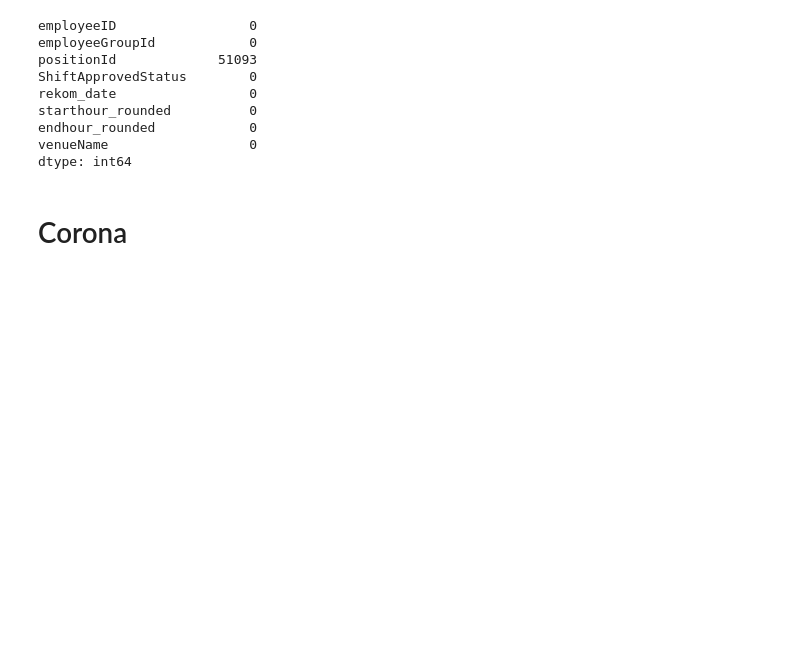
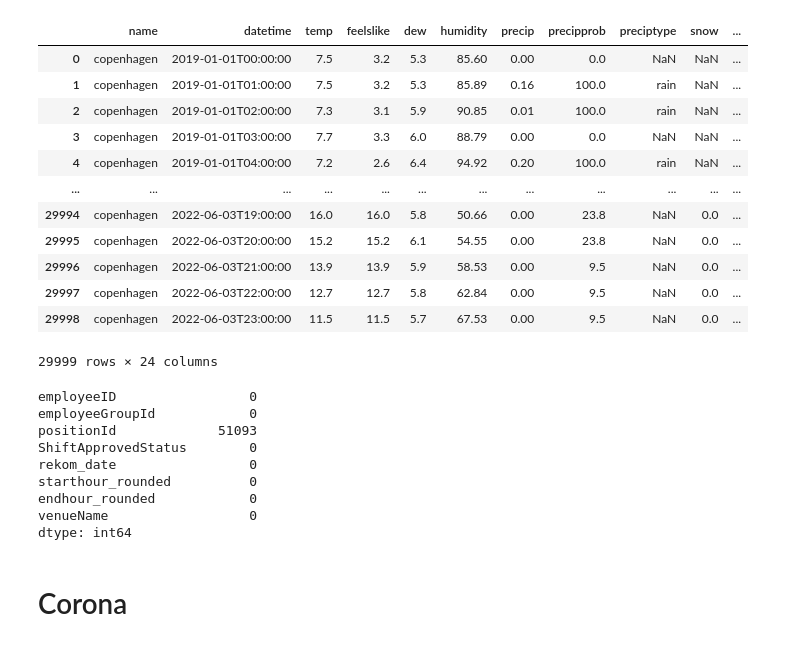
Before and after one commit to Maplewarrior/IntellishoreRekom, a Jupyter notebook: Untitled.ipynb, the cells around one changed output. Saved outputs shown, nothing was run; the diff lists cells and outputs as text; code cells hidden in the pictures; blank space fills up the shorter version.

```diff
--- a/Untitled.ipynb
+++ b/Untitled.ipynb
@@ -35,6 +56,22 @@ master_planday_shifts_encoded = pd.read_csv('data/master_planday_shifts_encoded.
 master_transactions = pd.read_csv('data/master_transactions.csv')
 master_venues_encoded = pd.read_csv('data/master_venues_encoded.csv')
 master_weather_data = pd.read_csv('data/master_weather_data.csv')
+# %%
+master_weather_data
+# %% [output]
+|  | name | datetime | temp | feelslike | dew | humidity | precip | precipprob | preciptype | snow | ... |
+| 0 | copenhagen | 2019-01-01T00:00:00 | 7.5 | 3.2 | 5.3 | 85.60 | 0.00 | 0.0 | NaN | NaN | ... |
+| 1 | copenhagen | 2019-01-01T01:00:00 | 7.5 | 3.2 | 5.3 | 85.89 | 0.16 | 100.0 | rain | NaN | ... |
+| 2 | copenhagen | 2019-01-01T02:00:00 | 7.3 | 3.1 | 5.9 | 90.85 | 0.01 | 100.0 | rain | NaN | ... |
+| 3 | copenhagen | 2019-01-01T03:00:00 | 7.7 | 3.3 | 6.0 | 88.79 | 0.00 | 0.0 | NaN | NaN | ... |
+| 4 | copenhagen | 2019-01-01T04:00:00 | 7.2 | 2.6 | 6.4 | 94.92 | 0.20 | 100.0 | rain | NaN | ... |
+| ... | ... | ... | ... | ... | ... | ... | ... | ... | ... | ... | ... |
+| 29994 | copenhagen | 2022-06-03T19:00:00 | 16.0 | 16.0 | 5.8 | 50.66 | 0.00 | 23.8 | NaN | 0.0 | ... |
+| 29995 | copenhagen | 2022-06-03T20:00:00 | 15.2 | 15.2 | 6.1 | 54.55 | 0.00 | 23.8 | NaN | 0.0 | ... |
+| 29996 | copenhagen | 2022-06-03T21:00:00 | 13.9 | 13.9 | 5.9 | 58.53 | 0.00 | 9.5 | NaN | 0.0 | ... |
+| 29997 | copenhagen | 2022-06-03T22:00:00 | 12.7 | 12.7 | 5.8 | 62.84 | 0.00 | 9.5 | NaN | 0.0 | ... |
+| 29998 | copenhagen | 2022-06-03T23:00:00 | 11.5 | 11.5 | 5.7 | 67.53 | 0.00 | 9.5 | NaN | 0.0 | ... |
+29999 rows × 24 columns
 # %%
 missing_values_count = master_planday_shifts_encoded.isnull().sum()
 missing_values_count
```
Also changed, not shown: parts of 1 cell of this notebook, 2 other files.
